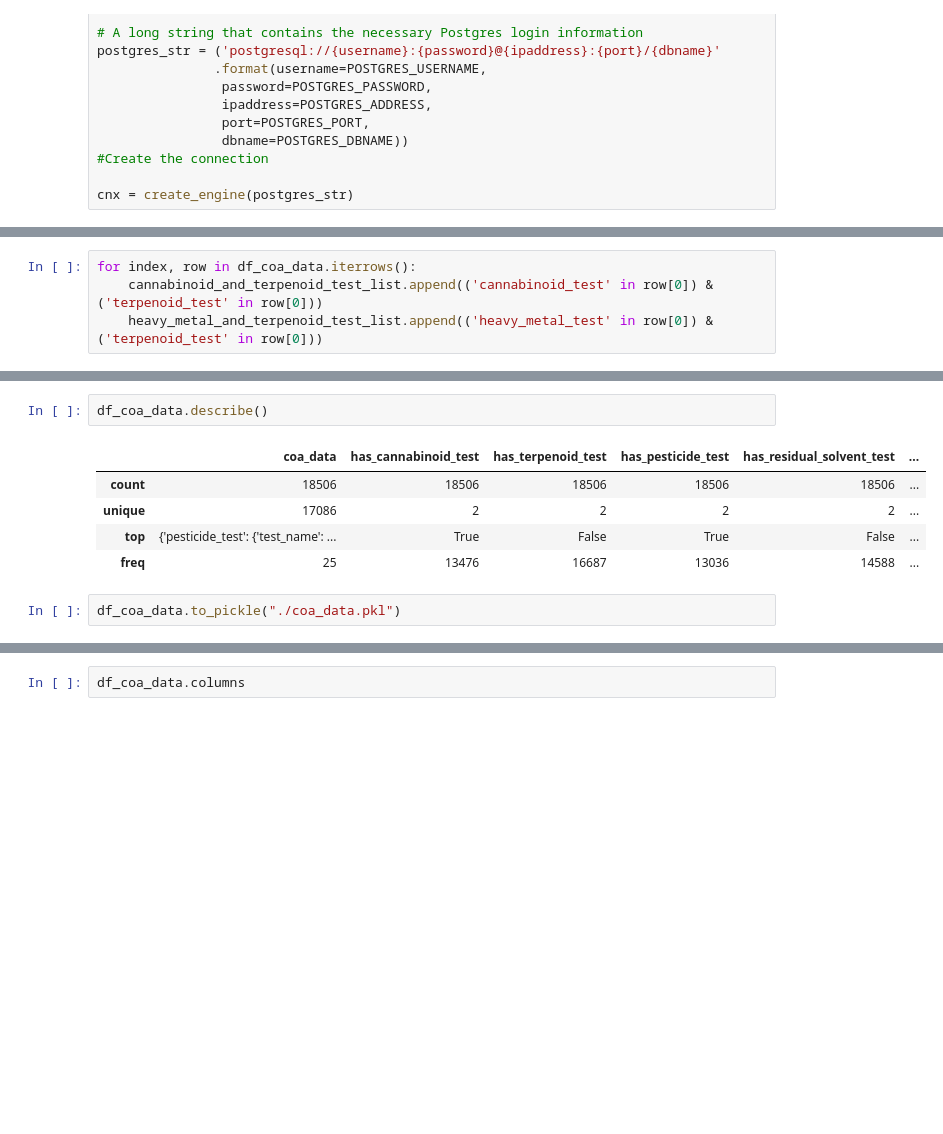
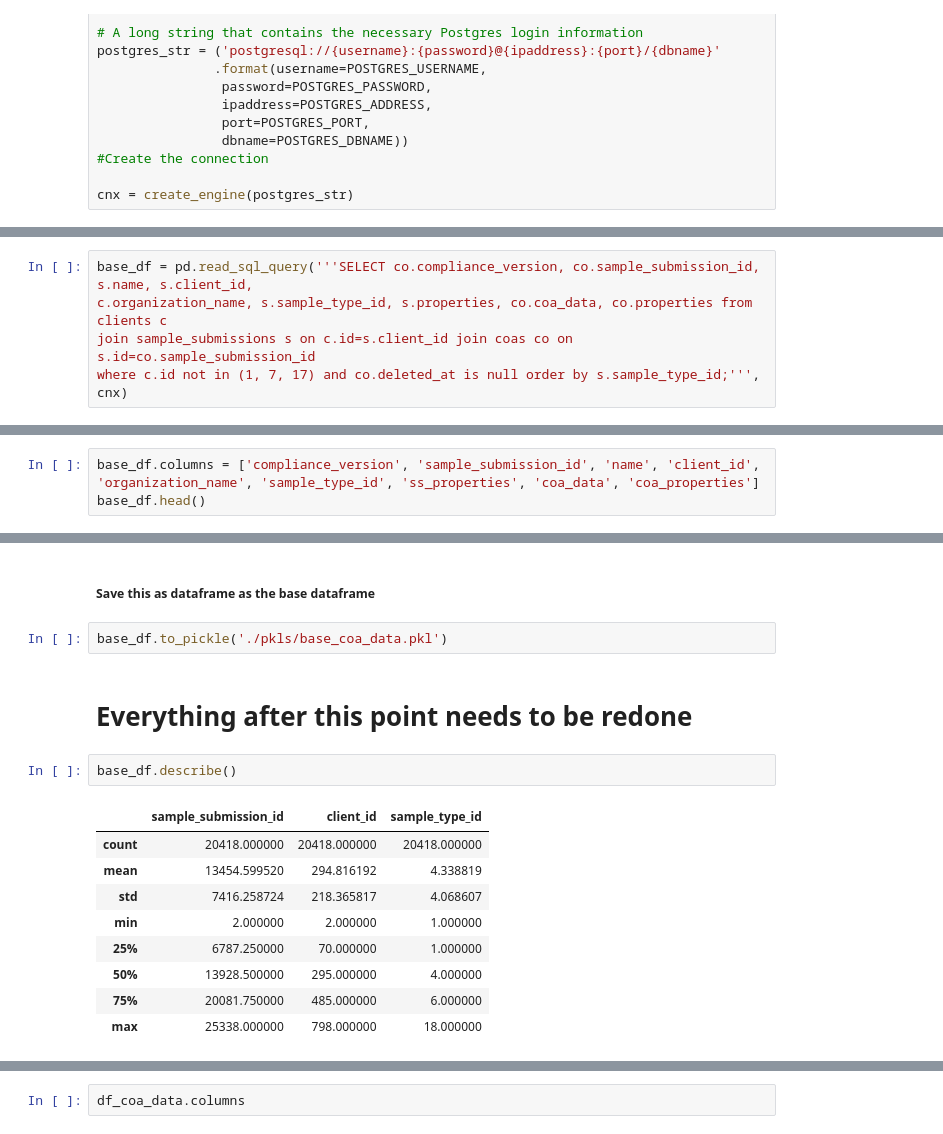
Before and after one commit to sschier/super-duper-potato, a Jupyter notebook: creating-dataframes.ipynb, the cells around one changed output, grey strips where cells are left out. Saved outputs shown, nothing was run; the diff lists cells and outputs as text; blank space fills up the shorter version.

```diff
--- a/creating-dataframes.ipynb
+++ b/creating-dataframes.ipynb
@@ -46,4 +33,0 @@ heavy_metal_and_terpenoid_test_list = []
-# %%
-for index, row in df_coa_data.iterrows():
-    cannabinoid_and_terpenoid_test_list.append(('cannabinoid_test' in row[0]) & ('terpenoid_test' in row[0]))
-    heavy_metal_and_terpenoid_test_list.append(('heavy_metal_test' in row[0]) & ('terpenoid_test' in row[0]))
@@ -55,0 +36,5 @@ df_coa_data['has_heavy_metal_and_terpenoid_test'] = (heavy_metal_and_terpenoid_t
+# %%
+base_df = pd.read_sql_query('''SELECT co.compliance_version, co.sample_submission_id, s.name, s.client_id,
+c.organization_name, s.sample_type_id, s.properties, co.coa_data, co.properties from clients c
+join sample_submissions s on c.id=s.client_id join coas co on s.id=co.sample_submission_id
+where c.id not in (1, 7, 17) and co.deleted_at is null order by s.sample_type_id;''', cnx)
@@ -55,0 +43,3 @@ df_coa_data['has_heavy_metal_and_terpenoid_test'] = (heavy_metal_and_terpenoid_t
+# %%
+base_df.columns = ['compliance_version', 'sample_submission_id', 'name', 'client_id', 'organization_name', 'sample_type_id', 'ss_properties', 'coa_data', 'coa_properties']
+base_df.head()
@@ -56,10 +105,18 @@ df_coa_data['has_heavy_metal_and_terpenoid_test'] = (heavy_metal_and_terpenoid_t
+# %% [markdown]
+<h5>Save this as dataframe as the base dataframe</h5>
+# %%
+base_df.to_pickle('./pkls/base_coa_data.pkl')
+# %% [markdown]
+<h1> Everything after this point needs to be redone </h1>
 # %%
-df_coa_data.describe()
+base_df.describe()
 # %% [output]
-|  | coa_data | has_cannabinoid_test | has_terpenoid_test | has_pesticide_test | has_residual_solvent_test | ... |
-| count | 18506 | 18506 | 18506 | 18506 | 18506 | ... |
-| unique | 17086 | 2 | 2 | 2 | 2 | ... |
-| top | {'pesticide_test': {'test_name': ... | True | False | True | False | ... |
-| freq | 25 | 13476 | 16687 | 13036 | 14588 | ... |
+|  | sample_submission_id | client_id | sample_type_id |
+| count | 20418.000000 | 20418.000000 | 20418.000000 |
+| mean | 13454.599520 | 294.816192 | 4.338819 |
+| std | 7416.258724 | 218.365817 | 4.068607 |
+| min | 2.000000 | 2.000000 | 1.000000 |
+| 25% | 6787.250000 | 70.000000 | 1.000000 |
+| 50% | 13928.500000 | 295.000000 | 4.000000 |
+| 75% | 20081.750000 | 485.000000 | 6.000000 |
+| max | 25338.000000 | 798.000000 | 18.000000 |
-# %%
-df_coa_data.to_pickle("./coa_data.pkl")
```
Also changed, not shown: parts of 12 cells of this notebook, 7 other files.
